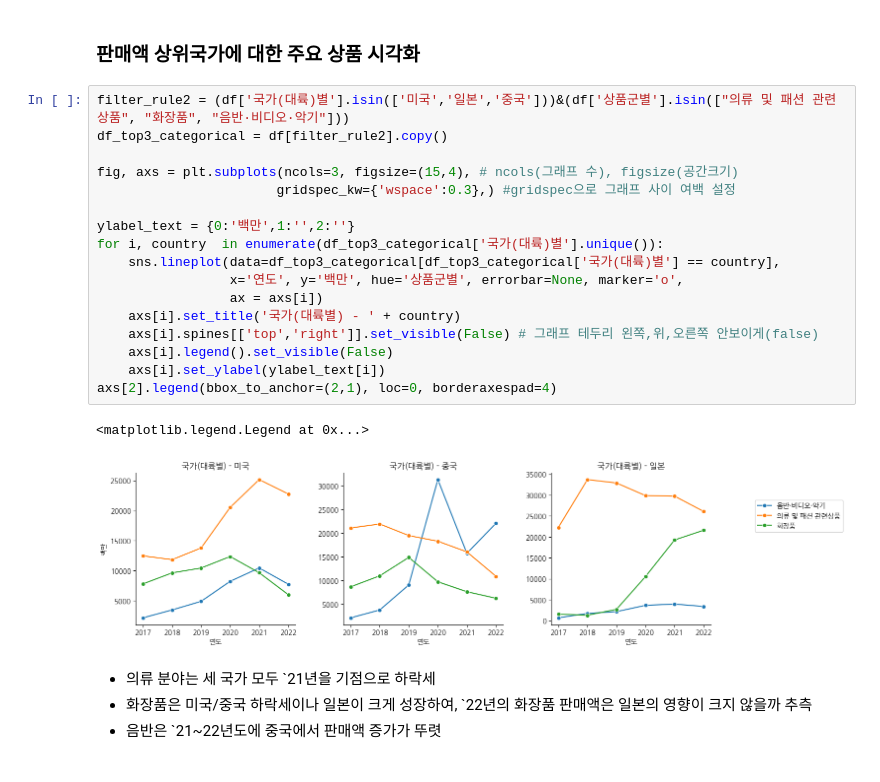
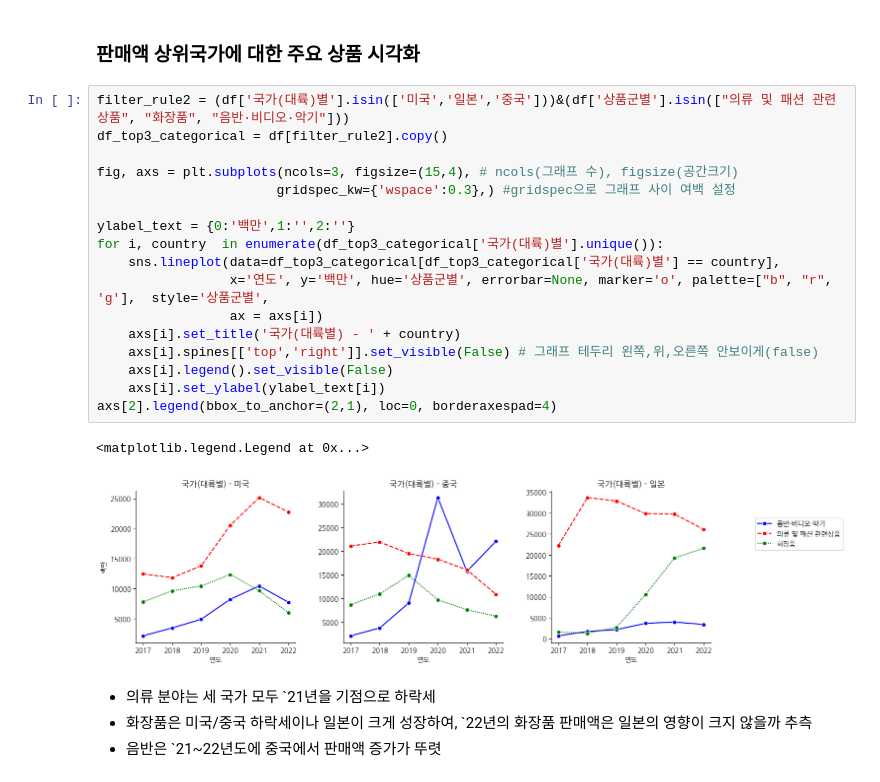
Before and after one commit to KR9268/KR9268.github.io, a Jupyter notebook: posts/coach-ds-20221113/index.ipynb, the cells around one changed output. Drawn from its saved outputs; the diff is of its cells as text.

```diff
--- a/posts/coach-ds-20221113/index.ipynb
+++ b/posts/coach-ds-20221113/index.ipynb
@@ -206,23 +228,23 @@ for i, country  in enumerate(df_2020_top3_quarter4['국가(대륙)별'].unique()
 # %%
 filter_rule2 = (df['국가(대륙)별'].isin(['미국','일본','중국']))&(df['상품군별'].isin(["의류 및 패션 관련상품", "화장품", "음반·비디오·악기"]))
 df_top3_categorical = df[filter_rule2].copy()
 
 fig, axs = plt.subplots(ncols=3, figsize=(15,4), # ncols(그래프 수), figsize(공간크기)
                        gridspec_kw={'wspace':0.3},) #gridspec으로 그래프 사이 여백 설정
 
 ylabel_text = {0:'백만',1:'',2:''}
 for i, country  in enumerate(df_top3_categorical['국가(대륙)별'].unique()):
     sns.lineplot(data=df_top3_categorical[df_top3_categorical['국가(대륙)별'] == country],
-                 x='연도', y='백만', hue='상품군별', errorbar=None, marker='o',
+                 x='연도', y='백만', hue='상품군별', errorbar=None, marker='o', palette=["b", "r", 'g'],  style='상품군별',
                  ax = axs[i])
     axs[i].set_title('국가(대륙별) - ' + country)
     axs[i].spines[['top','right']].set_visible(False) # 그래프 테두리 왼쪽,위,오른쪽 안보이게(false)
     axs[i].legend().set_visible(False)
     axs[i].set_ylabel(ylabel_text[i])
 axs[2].legend(bbox_to_anchor=(2,1), loc=0, borderaxespad=4)
 # %% [output]
 <matplotlib.legend.Legend at 0x...>
-[figure, old version]
+[figure, new version]
 # %% [markdown]
 * 의류 분야는 세 국가 모두 `21년을 기점으로 하락세
 * 화장품은 미국/중국 하락세이나 일본이 크게 성장하여, `22년의 화장품 판매액은 일본의 영향이 크지 않을까 추측
```
Also changed, not shown: parts of 4 cells of this notebook, 36 other files.
